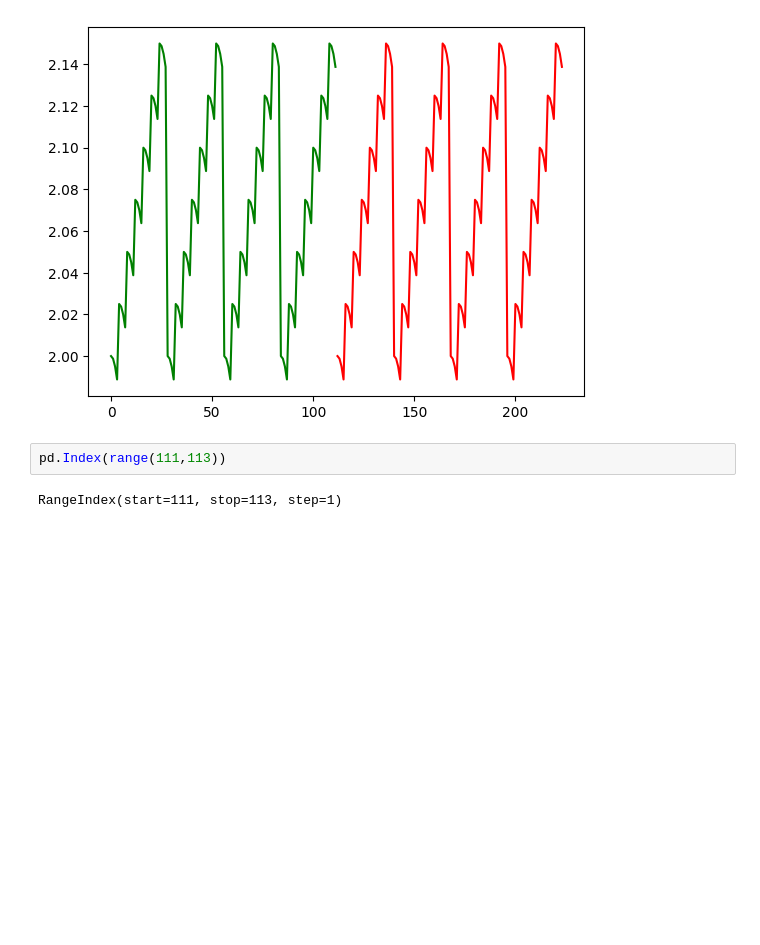
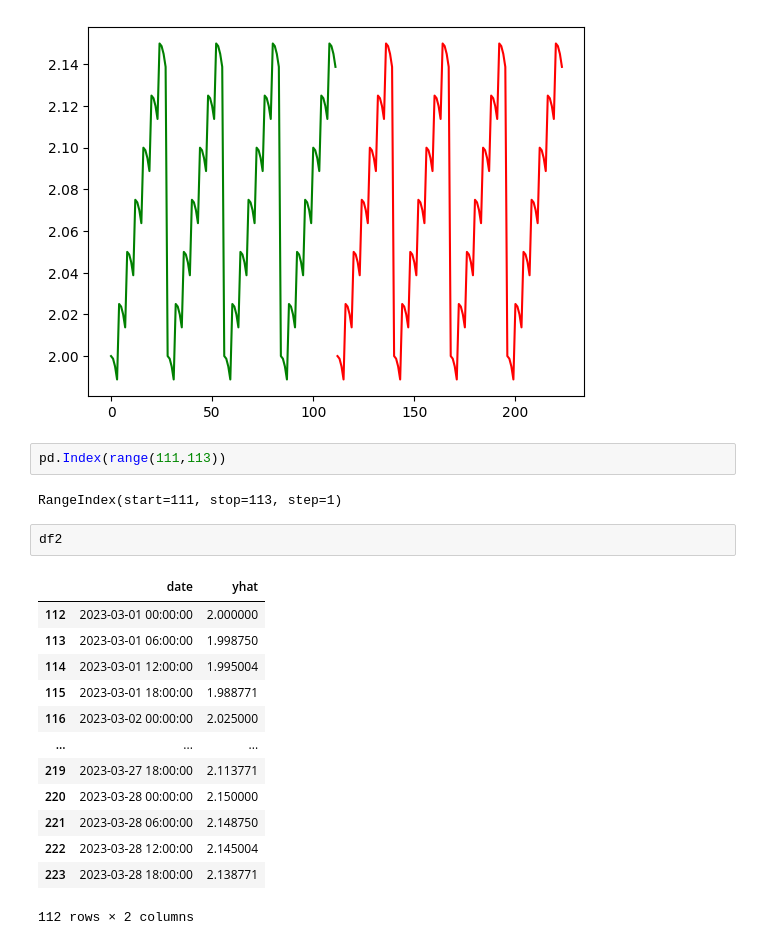
Before and after one commit to nimish-d/Multiseasonal-Averaging, a Jupyter notebook: experiments.ipynb, the cells around one changed output. Cells and saved outputs as stored; diff of their text form; blank space fills up the shorter version.

Commit message:
added date column to forecast; tested for a const. ts

```diff
--- a/experiments.ipynb
+++ b/experiments.ipynb
@@ -35,3 +35,19 @@ plt.plot(df2.index, df2['yhat'], 'r-')
 pd.Index(range(111,113))
 # %% [output]
 RangeIndex(start=111, stop=113, step=1)
+# %%
+df2
+# %% [output]
+|  | date | yhat |
+| 112 | 2023-03-01 00:00:00 | 2.000000 |
+| 113 | 2023-03-01 06:00:00 | 1.998750 |
+| 114 | 2023-03-01 12:00:00 | 1.995004 |
+| 115 | 2023-03-01 18:00:00 | 1.988771 |
+| 116 | 2023-03-02 00:00:00 | 2.025000 |
+| ... | ... | ... |
+| 219 | 2023-03-27 18:00:00 | 2.113771 |
+| 220 | 2023-03-28 00:00:00 | 2.150000 |
+| 221 | 2023-03-28 06:00:00 | 2.148750 |
+| 222 | 2023-03-28 12:00:00 | 2.145004 |
+| 223 | 2023-03-28 18:00:00 | 2.138771 |
+112 rows × 2 columns
```
Also changed, not shown: parts of 2 cells of this notebook, 3 other files.
